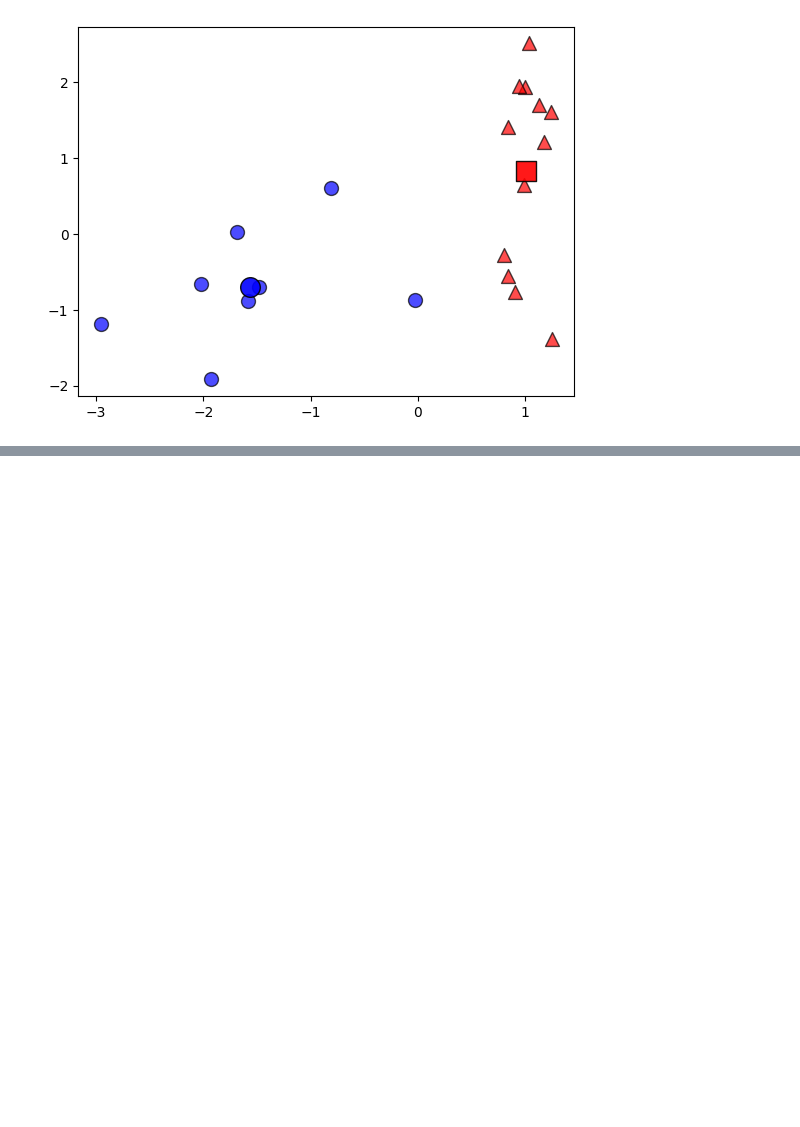
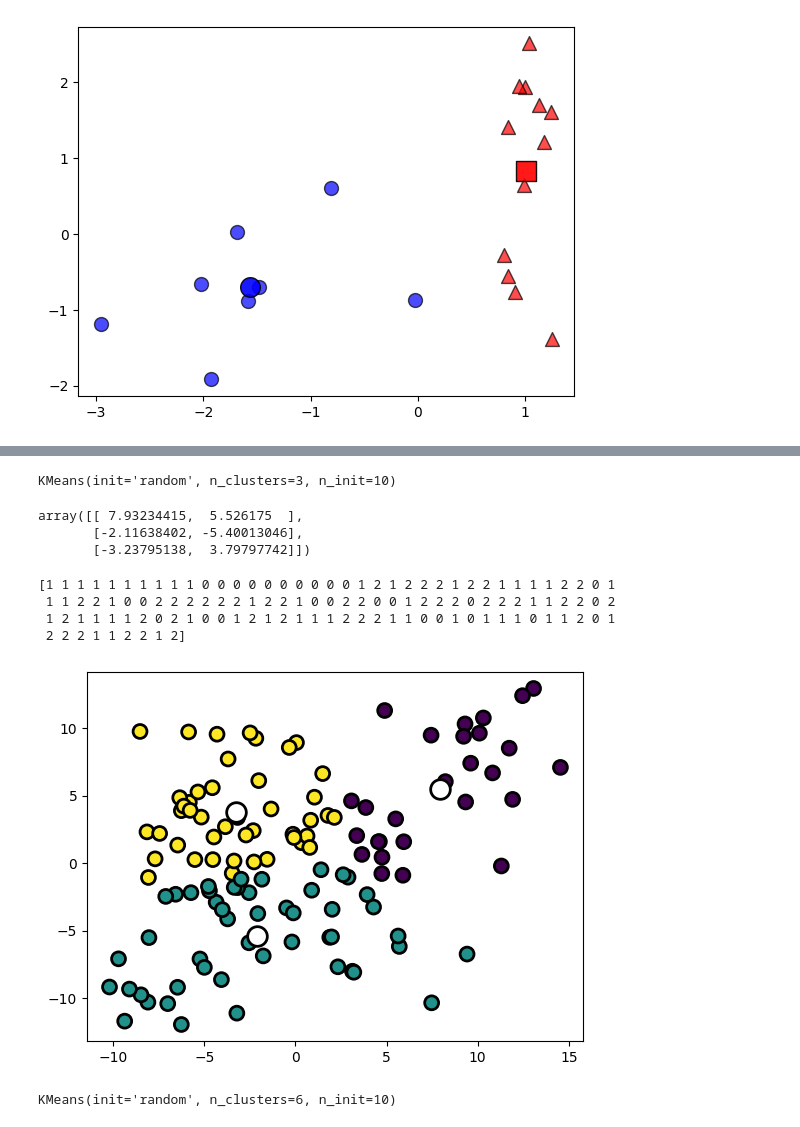
Before and after one commit to hjk7902/ml, a Jupyter notebook: 4장. 군집분석 - 2절. K-Means 클러스터링.ipynb, the cells around one changed output, grey strips where cells are left out. Cells and saved outputs as stored; diff of their text form; code cells hidden in the pictures; blank space fills up the shorter version.

```diff
--- a/4장. 군집분석 - 2절. K-Means 클러스터링.ipynb
+++ b/4장. 군집분석 - 2절. K-Means 클러스터링.ipynb
@@ -175,0 +273,34 @@ plt.show()
+# %%
+from sklearn.cluster import KMeans
+model = KMeans(n_clusters=3, init="random", n_init=10)
+model.fit(data[:, 0:2])
+# %% [output]
+KMeans(init='random', n_clusters=3, n_init=10)
+# %%
+model.cluster_centers_
+# %% [output]
+array([[ 7.93234415,  5.526175  ],
+       [-2.11638402, -5.40013046],
+       [-3.23795138,  3.79797742]])
+# %%
+pred = model.predict(data[:, 0:2])
+print(pred)
+# %% [output]
+[1 1 1 1 1 1 1 1 1 1 0 0 0 0 0 0 0 0 0 0 1 2 1 2 2 2 1 2 2 1 1 1 1 2 2 0 1
+ 1 1 2 2 1 0 0 2 2 2 2 2 2 1 2 2 1 0 0 2 2 0 0 1 2 2 2 0 2 2 2 1 1 2 2 0 2
+ 1 2 1 1 1 1 2 0 2 1 0 0 1 2 1 2 1 1 1 2 2 2 1 1 0 0 1 0 1 1 1 0 1 1 2 0 1
+ 2 2 2 1 1 2 2 1 2]
+# %%
+c = model.cluster_centers_
+plt.scatter(x=data[:,0], y=data[:,1], c=pred,
+            s=100, edgecolor='k', linewidth=2)
+plt.scatter(x=c[:,0], y=c[:,1], s=200, c='w',
+            edgecolor='k', linewidth=2)
+plt.show()
+# %% [output]
+[figure, added]
+# %%
+model = KMeans(n_clusters=6, init="random", n_init=10)
+model.fit(data[:, 0:2])
+# %% [output]
+KMeans(init='random', n_clusters=6, n_init=10)
```
Also changed, not shown: parts of 44 cells of this notebook, 4 other files.
